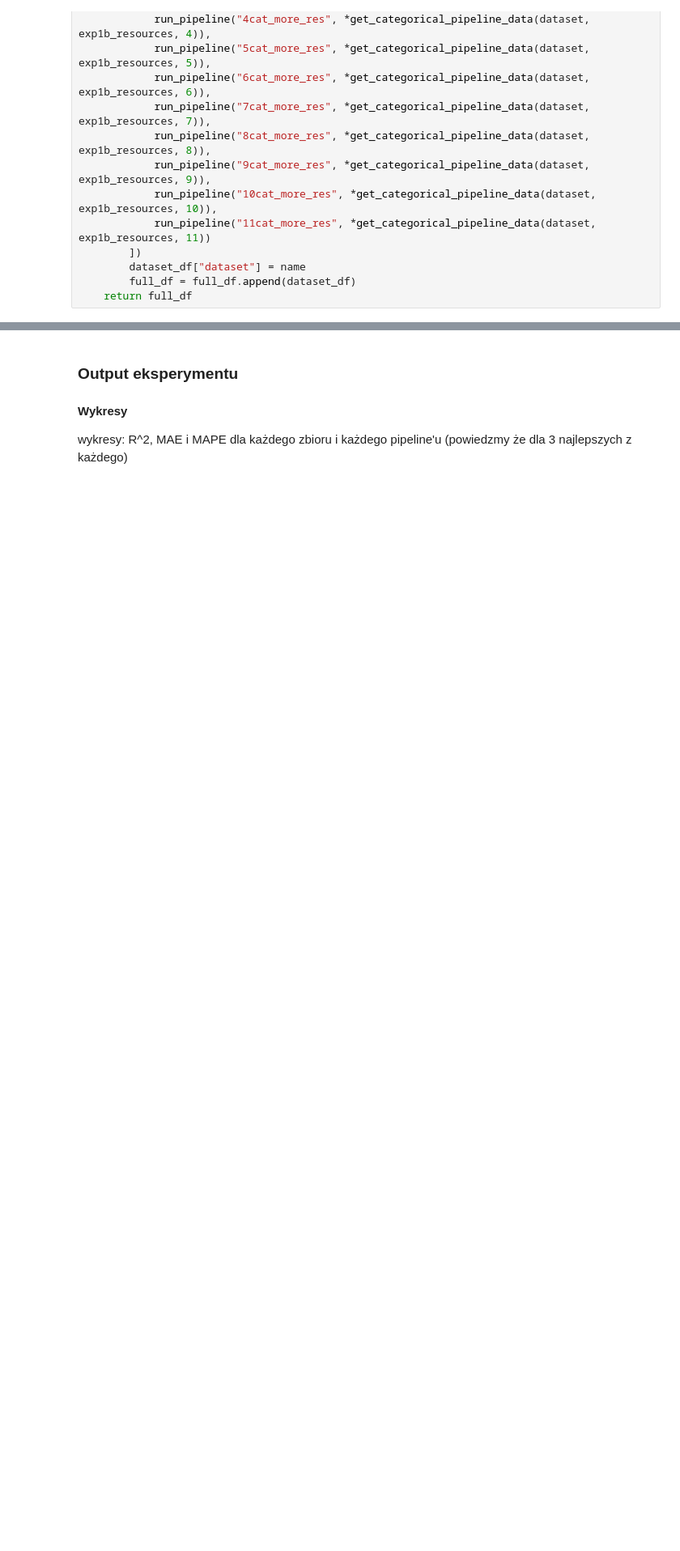
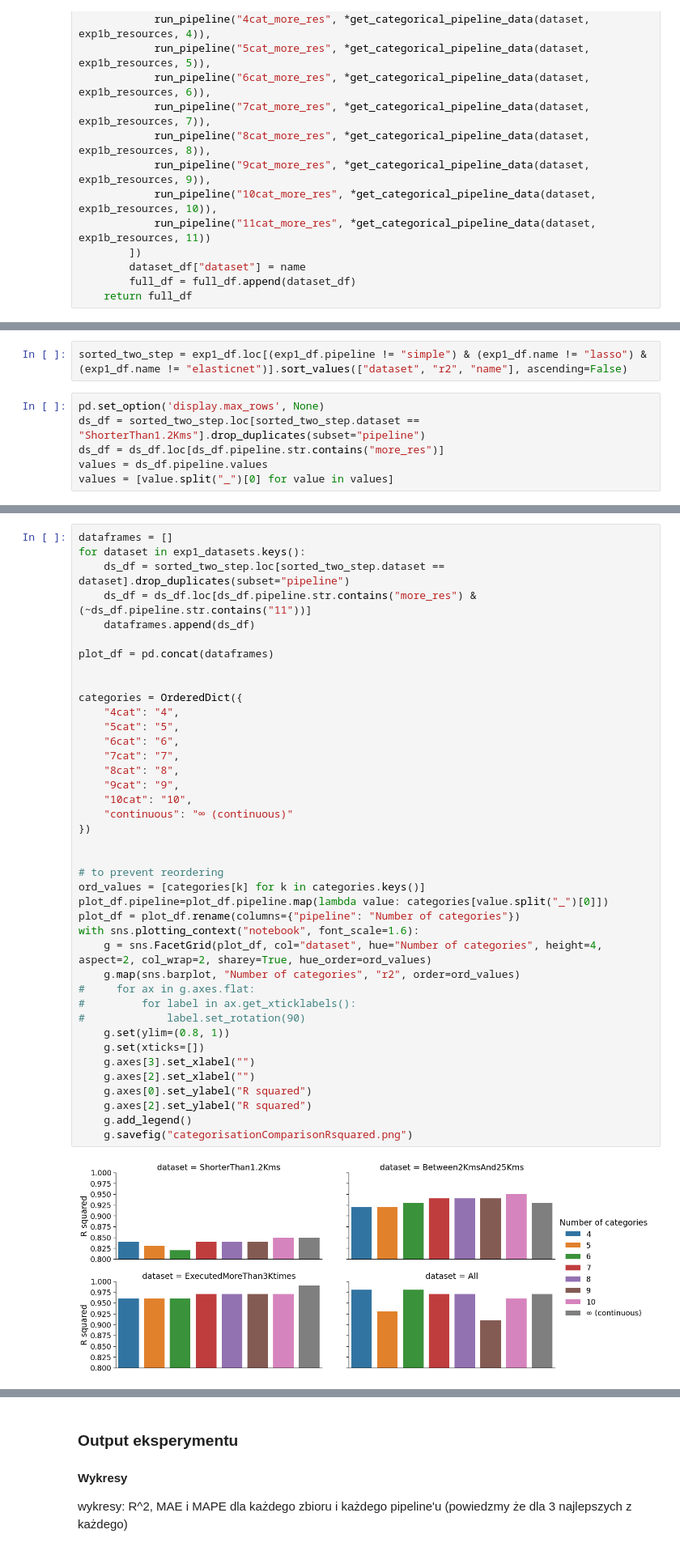
Before and after one commit to mikegpl/job-adiah, a Jupyter notebook: experiments/exp1.ipynb, the cells around one changed output, grey strips where cells are left out. Shown at 81% size. Saved outputs shown, nothing was run; the diff lists cells and outputs as text; blank space fills up the shorter version.

```diff
--- a/experiments/exp1.ipynb
+++ b/experiments/exp1.ipynb
@@ -435,0 +517,8 @@ exp1b_df.head().round(2)
+# %%
+sorted_two_step = exp1_df.loc[(exp1_df.pipeline != "simple") & (exp1_df.name != "lasso") & (exp1_df.name != "elasticnet")].sort_values(["dataset", "r2", "name"], ascending=False)
+# %%
+pd.set_option('display.max_rows', None)
+ds_df = sorted_two_step.loc[sorted_two_step.dataset == "ShorterThan1.2Kms"].drop_duplicates(subset="pipeline")
+ds_df = ds_df.loc[ds_df.pipeline.str.contains("more_res")]
+values = ds_df.pipeline.values
+values = [value.split("_")[0] for value in values]
@@ -435,0 +531,42 @@ exp1b_df.head().round(2)
+# %%
+dataframes = []
+for dataset in exp1_datasets.keys():
+    ds_df = sorted_two_step.loc[sorted_two_step.dataset == dataset].drop_duplicates(subset="pipeline")
+    ds_df = ds_df.loc[ds_df.pipeline.str.contains("more_res") & (~ds_df.pipeline.str.contains("11"))]
+    dataframes.append(ds_df)
+
+plot_df = pd.concat(dataframes)
+
+
+categories = OrderedDict({
+    "4cat": "4",
+    "5cat": "5",
+    "6cat": "6",
+    "7cat": "7",
+    "8cat": "8",
+    "9cat": "9",
+    "10cat": "10",
+    "continuous": "∞ (continuous)"
+})
+
+
+# to prevent reordering
+ord_values = [categories[k] for k in categories.keys()]
+plot_df.pipeline=plot_df.pipeline.map(lambda value: categories[value.split("_")[0]])
+plot_df = plot_df.rename(columns={"pipeline": "Number of categories"})
+with sns.plotting_context("notebook", font_scale=1.6):
+    g = sns.FacetGrid(plot_df, col="dataset", hue="Number of categories", height=4, aspect=2, col_wrap=2, sharey=True, hue_order=ord_values)
+    g.map(sns.barplot, "Number of categories", "r2", order=ord_values)
+#     for ax in g.axes.flat:
+#         for label in ax.get_xticklabels():
+#             label.set_rotation(90)
+    g.set(ylim=(0.8, 1))
+    g.set(xticks=[])
+    g.axes[3].set_xlabel("")
+    g.axes[2].set_xlabel("")
+    g.axes[0].set_ylabel("R squared")
+    g.axes[2].set_ylabel("R squared")
+    g.add_legend()
+    g.savefig("categorisationComparisonRsquared.png")
+# %% [output]
+[figure, added]
```
Also changed, not shown: parts of 22 cells of this notebook, 10 other files.
